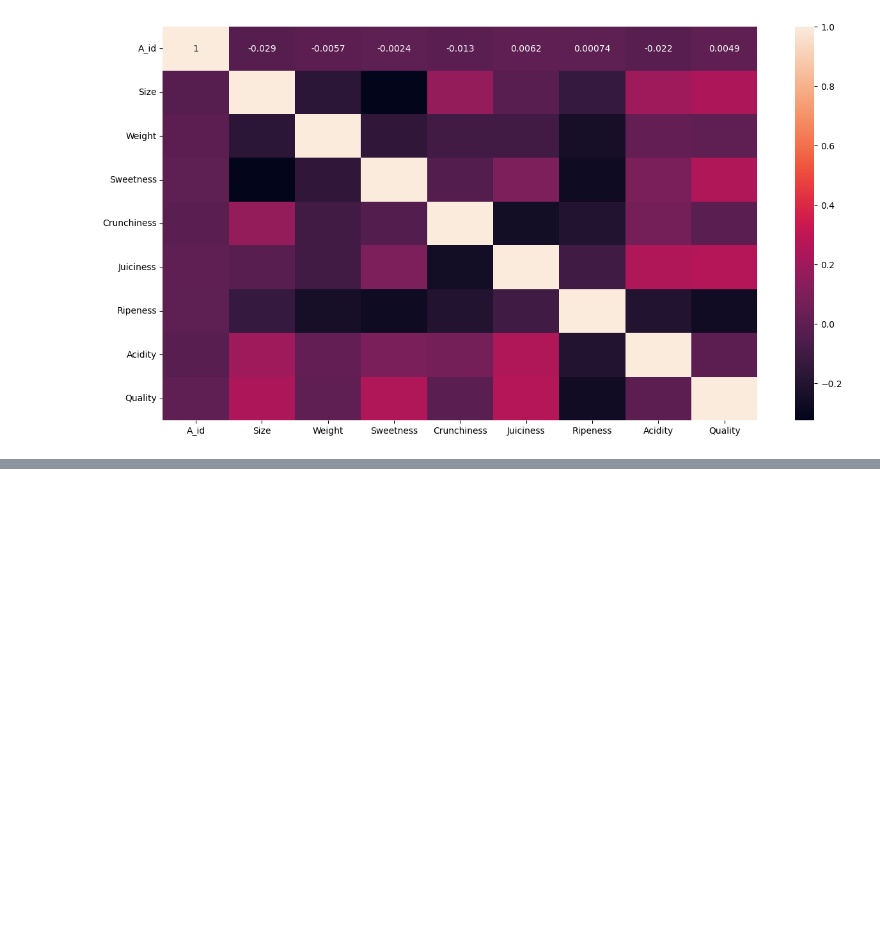
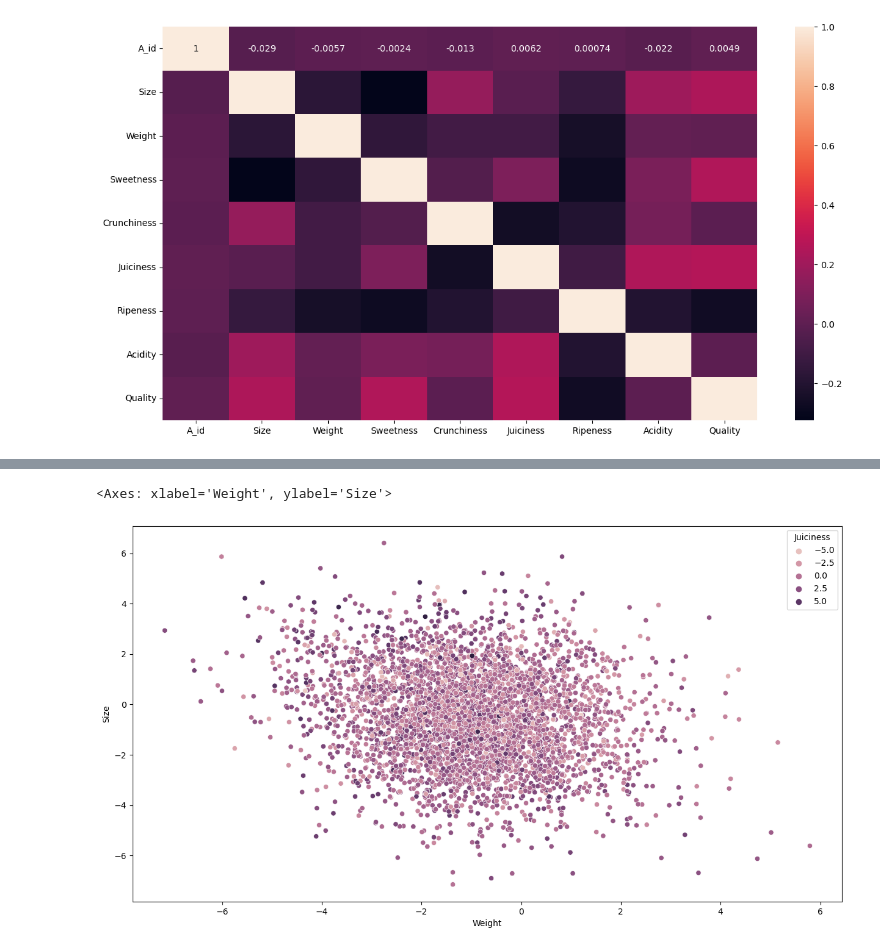
Before and after one commit to MaukanMir/Apple-Classifier, a Jupyter notebook: training.ipynb, the cells around one changed output, grey strips where cells are left out. Drawn from its saved outputs; the diff is of its cells as text; code cells hidden in the pictures; blank space fills up the shorter version.

```diff
--- a/training.ipynb
+++ b/training.ipynb
@@ -103,0 +110,6 @@ plt.show()
+# %%
+plt.figure(figsize=(15,8))
+sns.scatterplot(x="Weight", y ="Size", data = df, hue ="Juiciness")
+# %% [output]
+<Axes: xlabel='Weight', ylabel='Size'>
+[figure, added]
```
Also changed, not shown: parts of 2 cells of this notebook.
